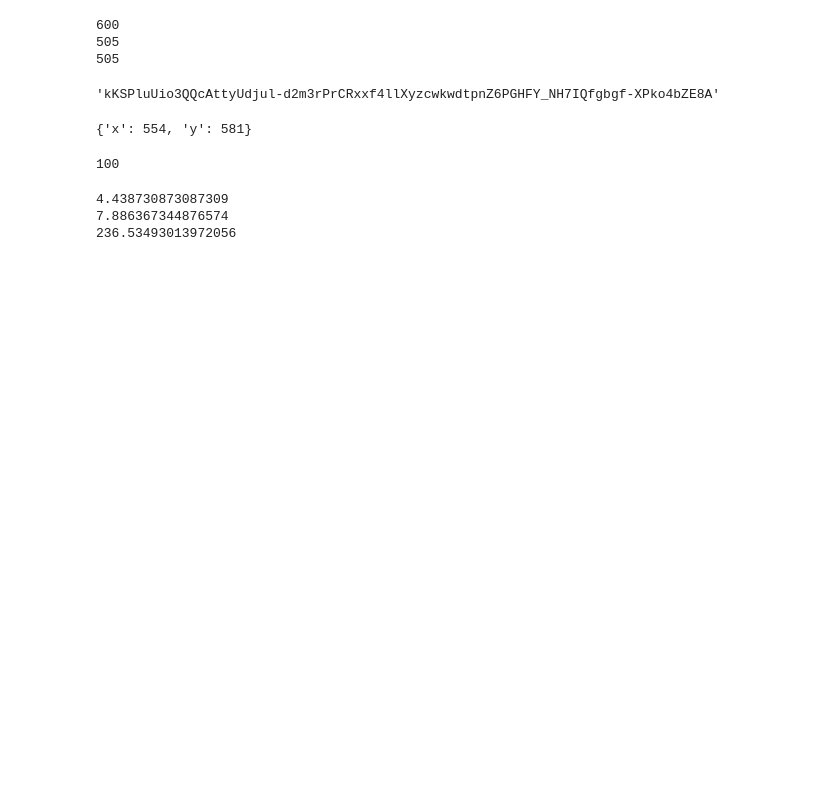
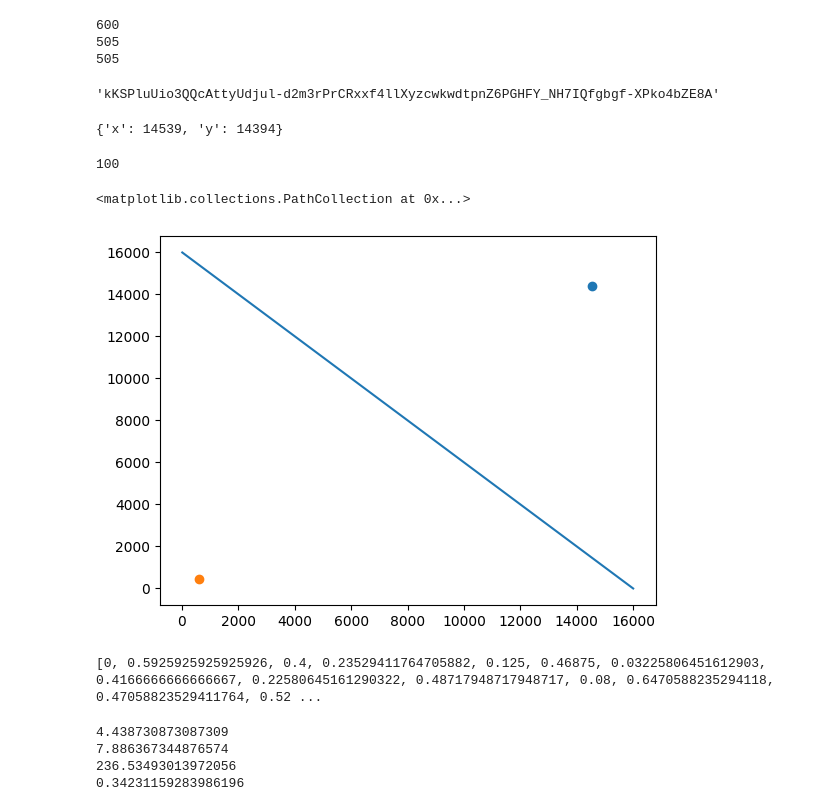
Before and after one commit to PlasmOwO/rift_data_academy, a Jupyter notebook: rift_data_analysis.ipynb, the cells around one changed output. Saved outputs shown, nothing was run; the diff lists cells and outputs as text; code cells hidden in the pictures; blank space fills up the shorter version.

Commit message:
function to know if forward position, compute forward %

```diff
--- a/rift_data_analysis.ipynb
+++ b/rift_data_analysis.ipynb
@@ -69,17 +86,26 @@ json.loads(list_match_end_data_whereMid[0][1])['participants'][0]['puuid']
 # %% [output]
 'kKSPluUio3QQcAttyUdjul-d2m3rPrCRxxf4llXyzcwkwdtpnZ6PGHFY_NH7IQfgbgf-XPko4bZE8A'
 # %%
-json.loads(list_match_timeline_data_whereMid[0][1])['frames'][0]['participantFrames']['1']['position']
+json.loads(list_match_timeline_data_whereMid[0][1])['frames'][0]['participantFrames']['7']['position']
 # %% [output]
-{'x': 554, 'y': 581}
+{'x': 14539, 'y': 14394}
 # %%
 json.loads(list_match_end_data_whereMid[0][1])['participants'][0]['teamId']
 # %% [output]
 100
+# %%
+plt.plot(range(16000,0,-10),range(0,16000,10))
+plt.scatter(json.loads(list_match_timeline_data_whereMid[0][1])['frames'][0]['participantFrames']['7']['position']['x'], json.loads(list_match_timeline_data_whereMid[0][1])['frames'][0]['participantFrames']['7']['position']['y'])
+plt.scatter(json.loads(list_match_timeline_data_whereMid[0][1])['frames'][0]['participantFrames']['2']['position']['x'], json.loads(list_match_timeline_data_whereMid[0][1])['frames'][0]['participantFrames']['2']['position']['y'])
+# %% [output]
+<matplotlib.collections.PathCollection at 0x...>
+[figure, added]
 # %%
 #Info timeline
 gold_diff_15_list = []
+forward_percent =[]
 for matchIndex, match in enumerate(list_match_timeline_data_whereMid):
+    time_forward = []
 
 
     match_metadata = json.loads(match[0])
@@ -106,23 +132,27 @@ for matchIndex, match in enumerate(list_match_timeline_data_whereMid):
         gold_diff_15_list.append(qing_gold_15 - ennemy_gold_15)
 
     for frame in match_info['frames'] :
-        if side_qing == 100 :
-            x_limit = 0
-            y_limit = 0
-        else :
-            x_limit = 0
-            y_limit = 0
-        if (frame['participantFrames'][str(index_qing+1)]['position']['x'] > 3500 and frame['participantFrames'][str(index_qing+1)]['position']['y'] > 3500) :
-            pass
+        x = frame['participantFrames'][str(index_qing+1)]['position']['x']
+        y = frame['participantFrames'][str(index_qing+1)]['position']['y']
+
+        time_forward.append(is_forward(x,y,side_qing))
+    forward_percent.append(statistics.mean(time_forward))
+
+
+
 
 # gold diff
 # forward %
+# %% [output]
+[0, 0.5925925925925926, 0.4, 0.23529411764705882, 0.125, 0.46875, 0.03225806451612903, 0.4166666666666667, 0.22580645161290322, 0.48717948717948717, 0.08, 0.6470588235294118, 0.47058823529411764, 0.52 ...
 # %%
 #attention il a des games autofills
 print(statistics.mean(kda_list))
 print(statistics.mean(cs_min))
 print(statistics.mean(gold_diff_15_list))
+print(statistics.mean(forward_percent))
 # %% [output]
 4.438730873087309
 7.886367344876574
 236.53493013972056
+0.34231159283986196
```
Also changed, not shown: parts of 1 cell of this notebook.
